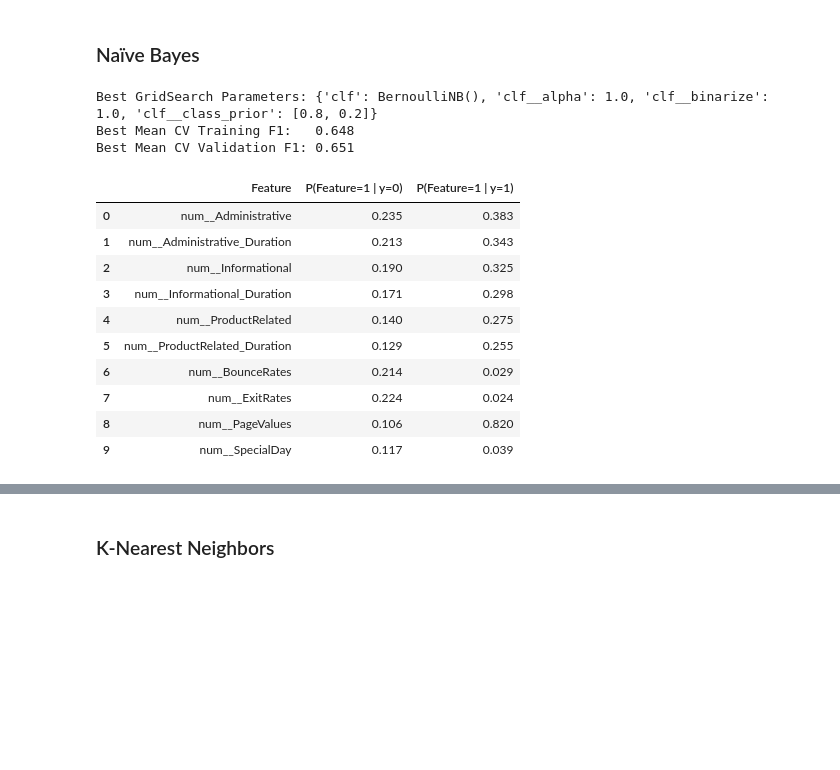
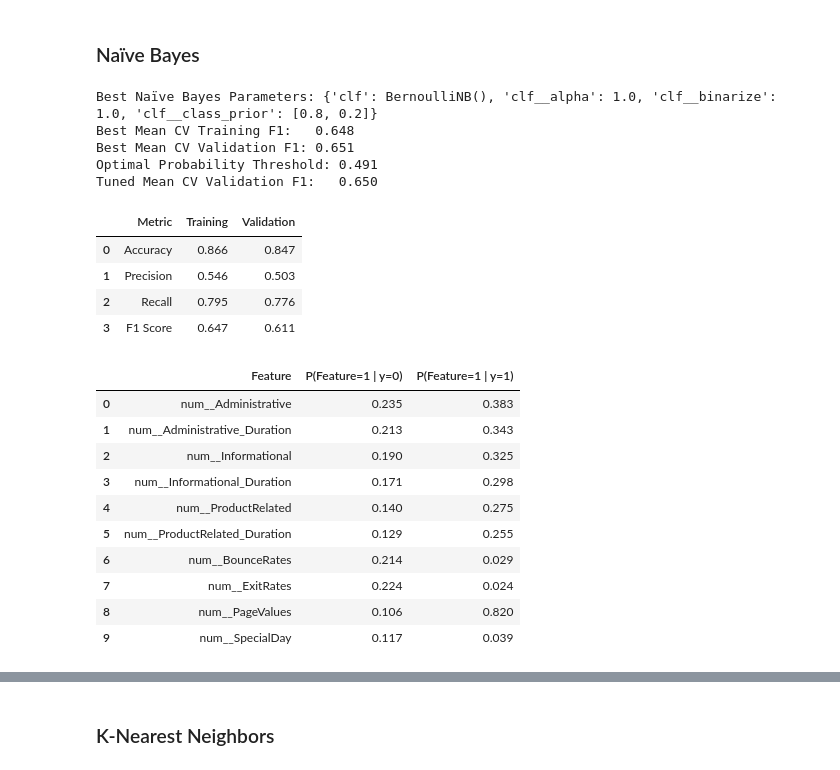
Before and after one commit to Lvl-Up-Slime/CAI_4105_2026_Fall_Team_6, a Jupyter notebook: challenge2/Challenge2.ipynb, the cells around one changed output, grey strips where cells are left out. Saved outputs shown, nothing was run; the diff lists cells and outputs as text; code cells hidden in the pictures; blank space fills up the shorter version.

```diff
--- a/challenge2/Challenge2.ipynb
+++ b/challenge2/Challenge2.ipynb
@@ -87,17 +92,21 @@ Name: proportion, dtype: float64
 # %% [markdown]
 ## Train/Validation Splits
 # %%
+# --- 1. Separate Predictors and Target (Drop Identifier Column) ---
 X = sessions.drop(columns=["Revenue", "ID"])
 y = sessions["Revenue"].copy()
 
+# --- 2. Perform Stratified 80/20 Train/Validation Split ---
+# Preserves the ~84.5% False / ~15.5% True target distribution across both splits
 X_train, X_valid, y_train, y_valid = train_test_split(
     X,
     y,
     test_size=0.2,
     random_state=42,
-    stratify=y
+    stratify=y,
 )
 
+# --- 3. Verify Class Proportions Across Development and Holdout Splits ---
 display(pd.DataFrame({
     "development": y_train.value_counts(normalize=True),
     "holdout": y_valid.value_counts(normalize=True),
@@ -291,26 +306,20 @@ display(metrics_comparison.round(3))
 # %% [markdown]
 ### Naïve Bayes
 # %%
-# --- 1. Cross-Validation & Scoring Setup ---
-cv = StratifiedKFold(n_splits=5, shuffle=True, random_state=42)
-f1_purchase = make_scorer(f1_score, pos_label=True, zero_division=0)
-
-# --- 2. Dedicated Naïve Bayes Pipeline & Discretized Numerical Sub-Pipeline ---
-# Clone the global preprocessor so overriding 'prep__num' never mutates shared pipelines
+# --- 1. Initialize Dedicated Naïve Bayes Pipeline & Discretizer ---
 Bayes_pipe = Pipeline([
     ("prep", clone(preprocessor)),
     ("clf", GaussianNB()),
 ])
 
 discretized_num_pipeline = Pipeline([
-    ("imputer", SimpleImputer(strategy="median")),
     ("bins", KBinsDiscretizer(encode="onehot-dense", subsample=None)),
 ])
 
-# --- 3. Multi-Regime Hyperparameter Grid ---
-# Regime A: Discretized numerical bins + BernoulliNB (binarize=None)
-# Regime B: Default PowerTransformer + BernoulliNB across non-negative z-score cutoffs
-# Regime C: Default PowerTransformer + continuous GaussianNB
+# --- 2. Define Multi-Regime Hyperparameter Grid ---
+# Regime A: One-hot discretized bins + BernoulliNB
+# Regime B: Yeo-Johnson z-scores + threshold-binarized BernoulliNB
+# Regime C: Continuous Yeo-Johnson features + GaussianNB
 param_grid = [
     {
         "prep__num": [discretized_num_pipeline],
@@ -333,7 +342,7 @@ param_grid = [
     },
 ]
 
-# --- 4. Fit GridSearchCV Exclusively on Training Data ---
+# --- 3. Run Stratified 5-Fold Grid Search Exclusively on Training Data ---
 bayes_search = GridSearchCV(
     estimator=Bayes_pipe,
     param_grid=param_grid,
@@ -343,51 +352,54 @@ bayes_search = GridSearchCV(
     return_train_score=True,
     n_jobs=-1,
 )
 bayes_search.fit(X_train, y_train)
 
-# --- 5. Cross-Validation Performance Summary ---
-best_index = bayes_search.best_index_
-best_cv_train_f1 = bayes_search.cv_results_["mean_train_score"][best_index]
-best_cv_valid_f1 = bayes_search.best_score_
+# --- 4. Evaluate Cross-Validation & Holdout Performance ---
+_, _, nb_valid_f1 = evaluate_search(
+    bayes_search, X_train, y_train, X_valid, y_valid, "Naïve Bayes"
+)
 
-print("Best GridSearch Parameters:", bayes_search.best_params_)
-print(f"Best Mean CV Training F1:   {best_cv_train_f1:.3f}")
-print(f"Best Mean CV Validation F1: {best_cv_valid_f1:.3f}")
-
-# --- 6. Dynamic Learned Parameter Inspection ---
+# --- 5. Inspect Learned Class-Conditional Feature Parameters ---
 best_bayes_pipe = bayes_search.best_estimator_
 feature_names = best_bayes_pipe.named_steps["prep"].get_feature_names_out()
 best_clf = best_bayes_pipe.named_steps["clf"]
 
 if isinstance(best_clf, GaussianNB):
     learned_params = pd.DataFrame({
         "Feature": feature_names,
         "Mean (y=0)": best_clf.theta_[0],
         "Mean (y=1)": best_clf.theta_[1],
         "Var (y=0)": best_clf.var_[0],
         "Var (y=1)": best_clf.var_[1],
     })
 else:
     feature_prob = np.exp(best_clf.feature_log_prob_)
     learned_params = pd.DataFrame({
         "Feature": feature_names,
         "P(Feature=1 | y=0)": feature_prob[0],
         "P(Feature=1 | y=1)": feature_prob[1],
     })
 
 display(learned_params.head(10).round(3))
 # %% [output]
-Best GridSearch Parameters: {'clf': BernoulliNB(), 'clf__alpha': 1.0, 'clf__binarize': 1.0, 'clf__class_prior': [0.8, 0.2]}
+Best Naïve Bayes Parameters: {'clf': BernoulliNB(), 'clf__alpha': 1.0, 'clf__binarize': 1.0, 'clf__class_prior': [0.8, 0.2]}
 Best Mean CV Training F1:   0.648
 Best Mean CV Validation F1: 0.651
+Optimal Probability Threshold: 0.491
+Tuned Mean CV Validation F1:   0.650
-|  | Feature | P(Feature=1 | y=0) | P(Feature=1 | y=1) |
-| 0 | num__Administrative | 0.235 | 0.383 |
-| 1 | num__Administrative_Duration | 0.213 | 0.343 |
-| 2 | num__Informational | 0.190 | 0.325 |
-| 3 | num__Informational_Duration | 0.171 | 0.298 |
-| 4 | num__ProductRelated | 0.140 | 0.275 |
-| 5 | num__ProductRelated_Duration | 0.129 | 0.255 |
-| 6 | num__BounceRates | 0.214 | 0.029 |
-| 7 | num__ExitRates | 0.224 | 0.024 |
-| 8 | num__PageValues | 0.106 | 0.820 |
-| 9 | num__SpecialDay | 0.117 | 0.039 |
+|  | Metric | Training | Validation |
+| 0 | Accuracy | 0.866 | 0.847 |
+| 1 | Precision | 0.546 | 0.503 |
+| 2 | Recall | 0.795 | 0.776 |
+| 3 | F1 Score | 0.647 | 0.611 |
+|  | Feature | P(Feature=1 | y=0) | P(Feature=1 | y=1) |
+| 0 | num__Administrative | 0.235 | 0.383 |
+| 1 | num__Administrative_Duration | 0.213 | 0.343 |
+| 2 | num__Informational | 0.190 | 0.325 |
+| 3 | num__Informational_Duration | 0.171 | 0.298 |
+| 4 | num__ProductRelated | 0.140 | 0.275 |
+| 5 | num__ProductRelated_Duration | 0.129 | 0.255 |
+| 6 | num__BounceRates | 0.214 | 0.029 |
+| 7 | num__ExitRates | 0.224 | 0.024 |
+| 8 | num__PageValues | 0.106 | 0.820 |
+| 9 | num__SpecialDay | 0.117 | 0.039 |
```
Also changed, not shown: parts of 17 cells of this notebook, 1 other file.
